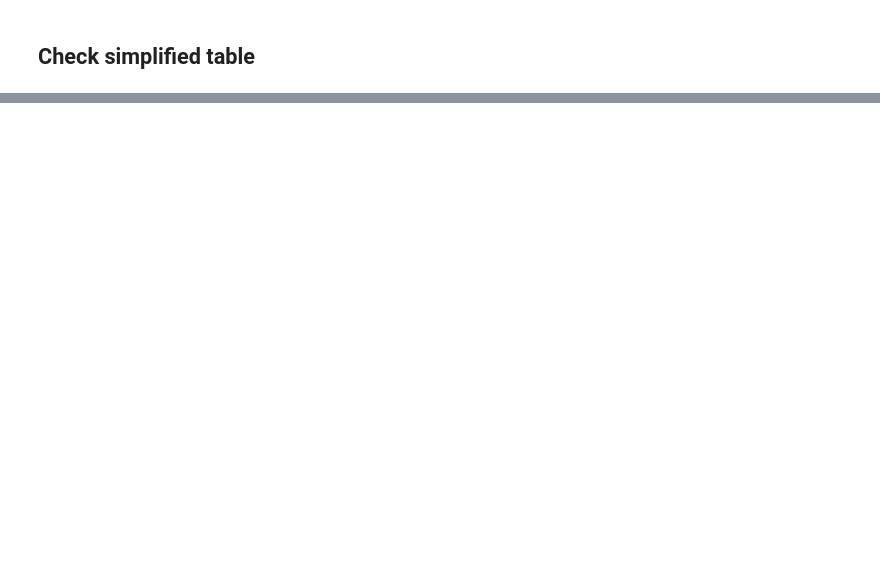
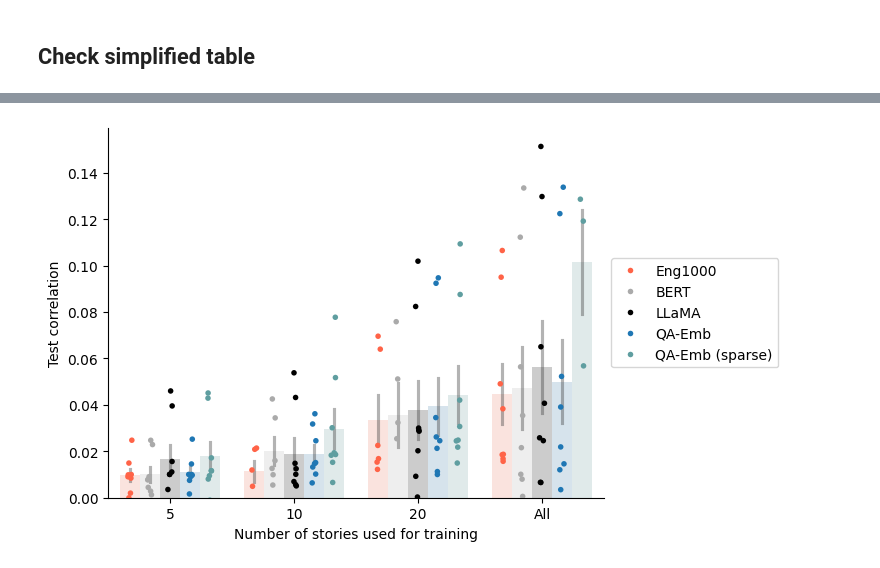
Before and after one commit to csinva/fmri, a Jupyter notebook: notebooks/03_subsample_curves.ipynb, the cells around one changed output, grey strips where cells are left out. Cells and saved outputs as stored; diff of their text form; code cells hidden in the pictures; blank space fills up the shorter version.

Commit message:
update subsample plot

```diff
--- a/notebooks/03_subsample_curves.ipynb
+++ b/notebooks/03_subsample_curves.ipynb
@@ -126,0 +55,75 @@ display(
+# %%
+d = r
+d.num_stories = d.num_stories.replace(-1, 100)
+num_stories_list = [5, 10, 20, 100]
+d = d[d.num_stories.isin(num_stories_list)]
+# d = d[d.num_stories == 10]
+# d = d[d.subject.isin(['S01', 'S02', 'S03'])]
+# d = d[~d.subject.isin(['S01', 'S02', 'S03'])]
+d = d[
+    (d.feature_selection_alpha < 0) |
+    ((d.feature_space_simplified == 'qa_embedder')
+     & (d.feature_selection_alpha == get_alphas('qa_embedder')[3]))
+]
+group_cols = ['subject', 'num_stories',
+              'feature_space_simplified', 'feature_selection_alpha']
+metric_sort = 'corrs_tune_pc_weighted_mean'
+d = d.sort_values(
+    by=metric_sort, ascending=False)
+
+d = d.groupby(group_cols)[mets]
+d = d.first().reset_index()
+cols_top = ['feature_space_simplified', 'feature_selection_alpha']
+d_tab = (
+    d.pivot_table(index=[c for c in group_cols if not c in cols_top],
+                  columns=cols_top, values='corrs_test_mean', aggfunc='mean')
+    .sort_index(axis=1)
+)
+display(
+    d_tab.style
+    .background_gradient(cmap='magma', axis=1)
+    .format(precision=3)
+)
+
+
+# plot
+d['legend'] = list(
+    zip(d.feature_space_simplified.map(viz.feature_space_rename), d.feature_selection_alpha))
+# ('BERT', -1.0), ('Eng1000', -1.0), ('LLaMA', -1.0),
+#    ('QA-Emb', -1.0), ('QA-Emb', 0.28)
+d['legend'] = d['legend'].map(lambda x: {
+    ('BERT', -1.0): 'BERT',
+    ('Eng1000', -1.0): 'Eng1000',
+    ('LLaMA', -1.0): 'LLaMA',
+    ('QA-Emb', -1.0): 'QA-Emb',
+    ('QA-Emb', 0.28): 'QA-Emb (sparse)'
+}.get(x, x))
+kwargs = dict(
+    data=d,
+    x='num_stories',
+    y='corrs_test_mean',
+    hue='legend',
+    hue_order=['Eng1000', 'BERT', 'LLaMA', 'QA-Emb', 'QA-Emb (sparse)'],
+    palette=['tomato', '#aaa', '#000', 'C0', 'cadetblue'],
+    dodge=True,
+)
+# sns.boxplot(**kwargs, fill=False)
+# fig = plt.figure(figsize=(12, 6))
+ax = sns.barplot(**kwargs, alpha=0.2, errorbar='se',
+                 err_kws={'alpha': 0.4}, legend=False)
+sns.stripplot(**kwargs, jitter=True, size=4)
+
+# ylim bottom to 0
+plt.ylim(bottom=0)
+
+# replace "100" with "All" on xticklabels
+xtick_labels = ax.get_xticklabels()
+ax.set_xticklabels(['All' if label.get_text() ==
+                   '100' else label.get_text() for label in xtick_labels])
+
+plt.xlabel("Number of stories used for training")
+plt.ylabel("Test correlation")
+# put legend to the right
+plt.legend(loc='center left', bbox_to_anchor=(1, 0.5))
+plt.show()
+# %% [output]
@@ -126,0 +149 @@ display(
+[figure, added]
```
Also changed, not shown: parts of 8 cells of this notebook, 4 other files.
